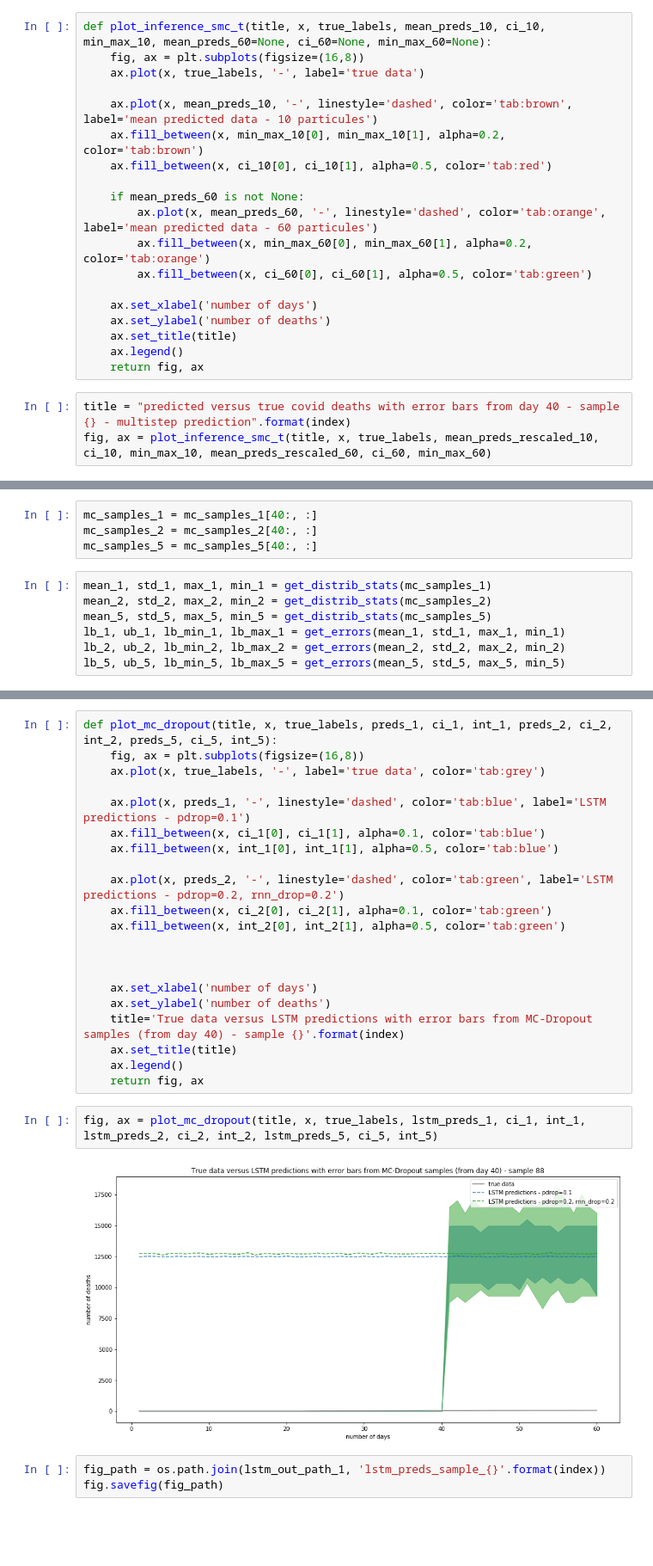
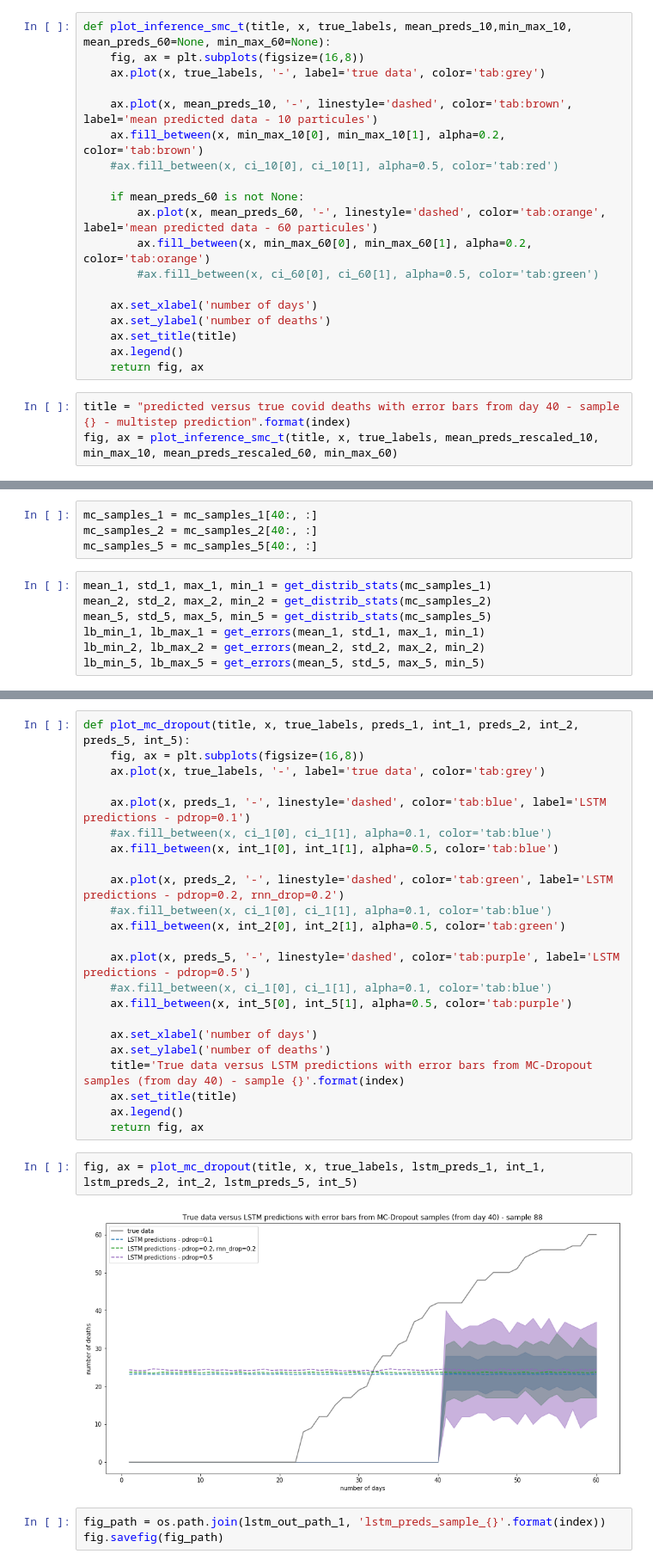
Before and after one commit to AMDonati/SMC-T-v2, a Jupyter notebook: src/plots/plots_covid.ipynb, the cells around one changed output, grey strips where cells are left out. Shown at 86% size. Saved outputs shown, nothing was run; the diff lists cells and outputs as text; blank space fills up the shorter version.

```diff
--- a/src/plots/plots_covid.ipynb
+++ b/src/plots/plots_covid.ipynb
@@ -159,16 +149,16 @@ min_max_60 = [lb_min_60, lb_max_60]
 # %%
-def plot_inference_smc_t(title, x, true_labels, mean_preds_10, ci_10, min_max_10, mean_preds_60=None, ci_60=None, min_max_60=None):
+def plot_inference_smc_t(title, x, true_labels, mean_preds_10,min_max_10, mean_preds_60=None, min_max_60=None):
     fig, ax = plt.subplots(figsize=(16,8))
-    ax.plot(x, true_labels, '-', label='true data')
+    ax.plot(x, true_labels, '-', label='true data', color='tab:grey')
 
     ax.plot(x, mean_preds_10, '-', linestyle='dashed', color='tab:brown', label='mean predicted data - 10 particules')
     ax.fill_between(x, min_max_10[0], min_max_10[1], alpha=0.2, color='tab:brown')
-    ax.fill_between(x, ci_10[0], ci_10[1], alpha=0.5, color='tab:red')
+    #ax.fill_between(x, ci_10[0], ci_10[1], alpha=0.5, color='tab:red')
 
     if mean_preds_60 is not None:
         ax.plot(x, mean_preds_60, '-', linestyle='dashed', color='tab:orange', label='mean predicted data - 60 particules')
         ax.fill_between(x, min_max_60[0], min_max_60[1], alpha=0.2, color='tab:orange')
-        ax.fill_between(x, ci_60[0], ci_60[1], alpha=0.5, color='tab:green')
+        #ax.fill_between(x, ci_60[0], ci_60[1], alpha=0.5, color='tab:green')
 
     ax.set_xlabel('number of days')
     ax.set_ylabel('number of deaths')
@@ -177,5 +167,5 @@ def plot_inference_smc_t(title, x, true_labels, mean_preds_10, ci_10, min_max_10
     return fig, ax
 # %%
 title = "predicted versus true covid deaths with error bars from day 40 - sample {} - multistep prediction".format(index)
-fig, ax = plot_inference_smc_t(title, x, true_labels, mean_preds_rescaled_10, ci_10, min_max_10, mean_preds_rescaled_60, ci_60, min_max_60)
+fig, ax = plot_inference_smc_t(title, x, true_labels, mean_preds_rescaled_10, min_max_10, mean_preds_rescaled_60, min_max_60)
 # %% [output]
@@ -213,7 +230,7 @@ mc_samples_5 = mc_samples_5[40:, :]
 mean_1, std_1, max_1, min_1 = get_distrib_stats(mc_samples_1)
 mean_2, std_2, max_2, min_2 = get_distrib_stats(mc_samples_2)
 mean_5, std_5, max_5, min_5 = get_distrib_stats(mc_samples_5)
-lb_1, ub_1, lb_min_1, lb_max_1 = get_errors(mean_1, std_1, max_1, min_1)
-lb_2, ub_2, lb_min_2, lb_max_2 = get_errors(mean_2, std_2, max_2, min_2)
-lb_5, ub_5, lb_min_5, lb_max_5 = get_errors(mean_5, std_5, max_5, min_5)
+lb_min_1, lb_max_1 = get_errors(mean_1, std_1, max_1, min_1)
+lb_min_2, lb_max_2 = get_errors(mean_2, std_2, max_2, min_2)
+lb_min_5, lb_max_5 = get_errors(mean_5, std_5, max_5, min_5)
 # %% [output]
@@ -244,17 +250,19 @@ int_5= [lb_min_5, lb_max_5]
 # %%
-def plot_mc_dropout(title, x, true_labels, preds_1, ci_1, int_1, preds_2, ci_2, int_2, preds_5, ci_5, int_5):
+def plot_mc_dropout(title, x, true_labels, preds_1, int_1, preds_2, int_2, preds_5, int_5):
     fig, ax = plt.subplots(figsize=(16,8))
     ax.plot(x, true_labels, '-', label='true data', color='tab:grey')
 
     ax.plot(x, preds_1, '-', linestyle='dashed', color='tab:blue', label='LSTM predictions - pdrop=0.1')
-    ax.fill_between(x, ci_1[0], ci_1[1], alpha=0.1, color='tab:blue')
+    #ax.fill_between(x, ci_1[0], ci_1[1], alpha=0.1, color='tab:blue')
     ax.fill_between(x, int_1[0], int_1[1], alpha=0.5, color='tab:blue')
 
     ax.plot(x, preds_2, '-', linestyle='dashed', color='tab:green', label='LSTM predictions - pdrop=0.2, rnn_drop=0.2')
-    ax.fill_between(x, ci_2[0], ci_2[1], alpha=0.1, color='tab:green')
+    #ax.fill_between(x, ci_1[0], ci_1[1], alpha=0.1, color='tab:blue')
     ax.fill_between(x, int_2[0], int_2[1], alpha=0.5, color='tab:green')
 
-
+    ax.plot(x, preds_5, '-', linestyle='dashed', color='tab:purple', label='LSTM predictions - pdrop=0.5')
+    #ax.fill_between(x, ci_1[0], ci_1[1], alpha=0.1, color='tab:blue')
+    ax.fill_between(x, int_5[0], int_5[1], alpha=0.5, color='tab:purple')
 
     ax.set_xlabel('number of days')
     ax.set_ylabel('number of deaths')
@@ -263,9 +271,9 @@ def plot_mc_dropout(title, x, true_labels, preds_1, ci_1, int_1, preds_2, ci_2,
     ax.legend()
     return fig, ax
 # %%
-fig, ax = plot_mc_dropout(title, x, true_labels, lstm_preds_1, ci_1, int_1, lstm_preds_2, ci_2, int_2, lstm_preds_5, ci_5, int_5)
+fig, ax = plot_mc_dropout(title, x, true_labels, lstm_preds_1, int_1, lstm_preds_2, int_2, lstm_preds_5, int_5)
 # %% [output]
-[figure, old version]
+[figure, new version]
 # %%
 fig_path = os.path.join(lstm_out_path_1, 'lstm_preds_sample_{}'.format(index))
 fig.savefig(fig_path)
```
Also changed, not shown: parts of 18 cells of this notebook, 16 other files.
